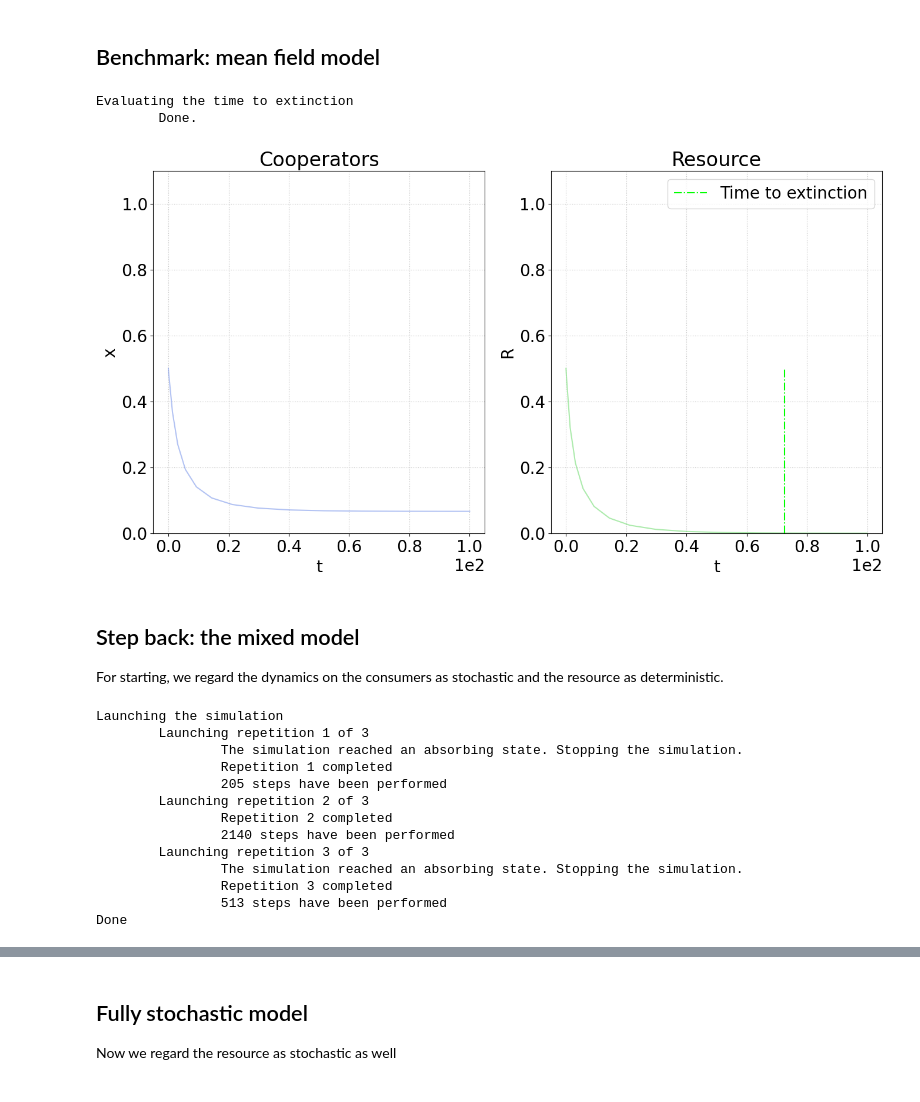
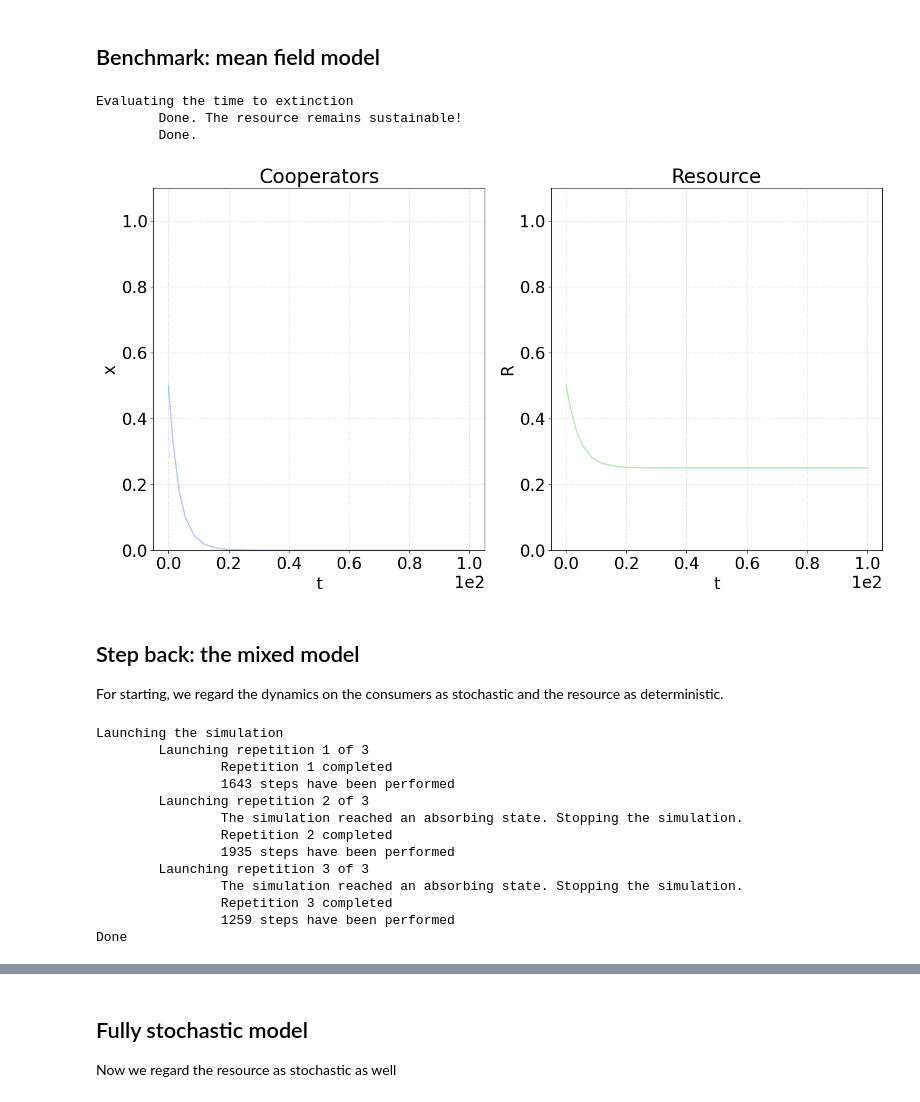
Before and after one commit to fabiomngzz/CPRSustainability, a Jupyter notebook: CPRsust_fullyStoc.ipynb, the cells around one changed output, grey strips where cells are left out. Cells and saved outputs as stored; diff of their text form; code cells hidden in the pictures.

```diff
--- a/CPRsust_fullyStoc.ipynb
+++ b/CPRsust_fullyStoc.ipynb
@@ -17,6 +17,7 @@ import scipy.integrate as scint
 import copy
 plt.rcParams['font.size'] = 20
 plt.rcParams['pcolor.shading'] = 'auto'
+from IPython.display import display, Latex
 from helpers import *
 from Gillespie import *
 from CPRsust_rates import *
@@ -26,15 +27,18 @@ from CPRSustPlots import *
 
 # Number of agents
 N = 100
-# Harvesting rates and corresponding network node states (used within the code)
-extractionRates = np.sort(np.array([0.7,1.1]))
-# Each node represents either a consumer (cooperator or defector) or a slot of resource (full or empty)
-nodeStates = [0,1,2,3]
 stateLabels = ['hole','resource','cooperator','defector']
 # Carrying capacity of resource in terms of number of quanta of resource
 K = 5*N
 # Resource's birth rate
-b = 1
+b = 2
+# Harvesting rates, not reduced!
+extractionRates = np.sort(np.array([0.7,1.5]))/N
+if N*extractionRates[-1]<b:
+    display(Latex('Warning: $Ne_D<b$, which is an unphysical choice of parameters. The program will run anyways, just be aware!'))
+# Each node represents either a consumer (cooperator or defector) or a slot of resource (full or empty)
+nodeStates = [0,1,2,3]
+
 # We will assume that all nodes are connected
 
 # Settings for numerical simulations
@@ -61,7 +67,7 @@ context_MF = {
 }
 
 # Taking from the context the parameter values used by solve_ivp
-paramsString = ['b','extractionRates']
+paramsString = ['b','extractionRates','N']
 params = evalContextVar(paramsString,context_MF)
 
 zSeries = scint.solve_ivp(HES,[0,tMax_detRes],[R0,x0],method='RK45',args=(params))
@@ -94,34 +100,35 @@ plotsObj = [
         'yLims' : [0, 1.1]
     },
     {
         'name' : 'Resource',
         'x' : seriesObj_MF['time'],
         'y' : seriesObj_MF['resource'],
         'color' : 'limegreen',
         'xlabel' : 't',
         'ylabel' : 'R',
         'yLims' : [0,1.1]
     }
 ]
 
 fig_MF, ax_MF = plt.subplots(1,2,figsize=(16,8))
 
 for ax,plotObj in zip(ax_MF,plotsObj):
     ax.set_title(plotObj['name'])
     ax.plot(plotObj['x'],plotObj['y'],plotObj['color'], alpha=0.4)
     ax.ticklabel_format(style='sci', axis='x', scilimits=(0, 0))
     ax.set_xlabel(plotObj['xlabel'])
     ax.set_ylabel(plotObj['ylabel'])
     ax.set_ylim(plotObj['yLims'])
     ax.grid(which='both',linestyle=':',color='k',alpha=0.25)
 if tExt_MF:
     ax_MF[1].vlines(tExt_MF,0,R0,colors='lime',linestyle='-.',label='Time to extinction')
     ax_MF[1].legend()
 plt.show()
 # %% [output]
 Evaluating the time to extinction
+        Done. The resource remains sustainable!
         Done.
-[figure, old version]
+[figure, new version]
 # %% [markdown]
 ## Step back: the mixed model
 
@@ -196,16 +203,16 @@ print('Done')
 # %% [output]
 Launching the simulation
         Launching repetition 1 of 3
+                Repetition 1 completed
+                1643 steps have been performed
+        Launching repetition 2 of 3
                 The simulation reached an absorbing state. Stopping the simulation.
-                Repetition 1 completed
-                205 steps have been performed
-        Launching repetition 2 of 3
                 Repetition 2 completed
-                2140 steps have been performed
+                1935 steps have been performed
         Launching repetition 3 of 3
                 The simulation reached an absorbing state. Stopping the simulation.
                 Repetition 3 completed
-                513 steps have been performed
+                1259 steps have been performed
 Done
 # %%
 # Statistics of the times to extinction
```
Also changed, not shown: parts of 6 cells of this notebook, 5 other files.
